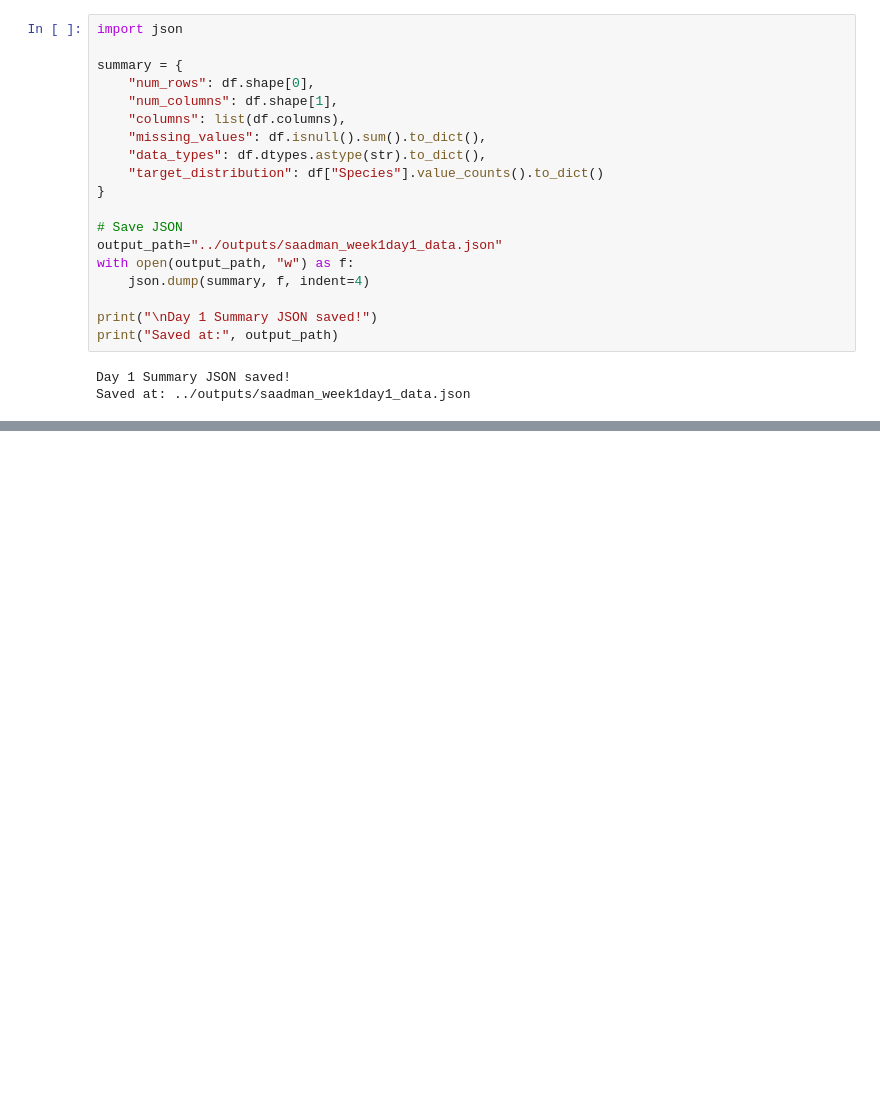
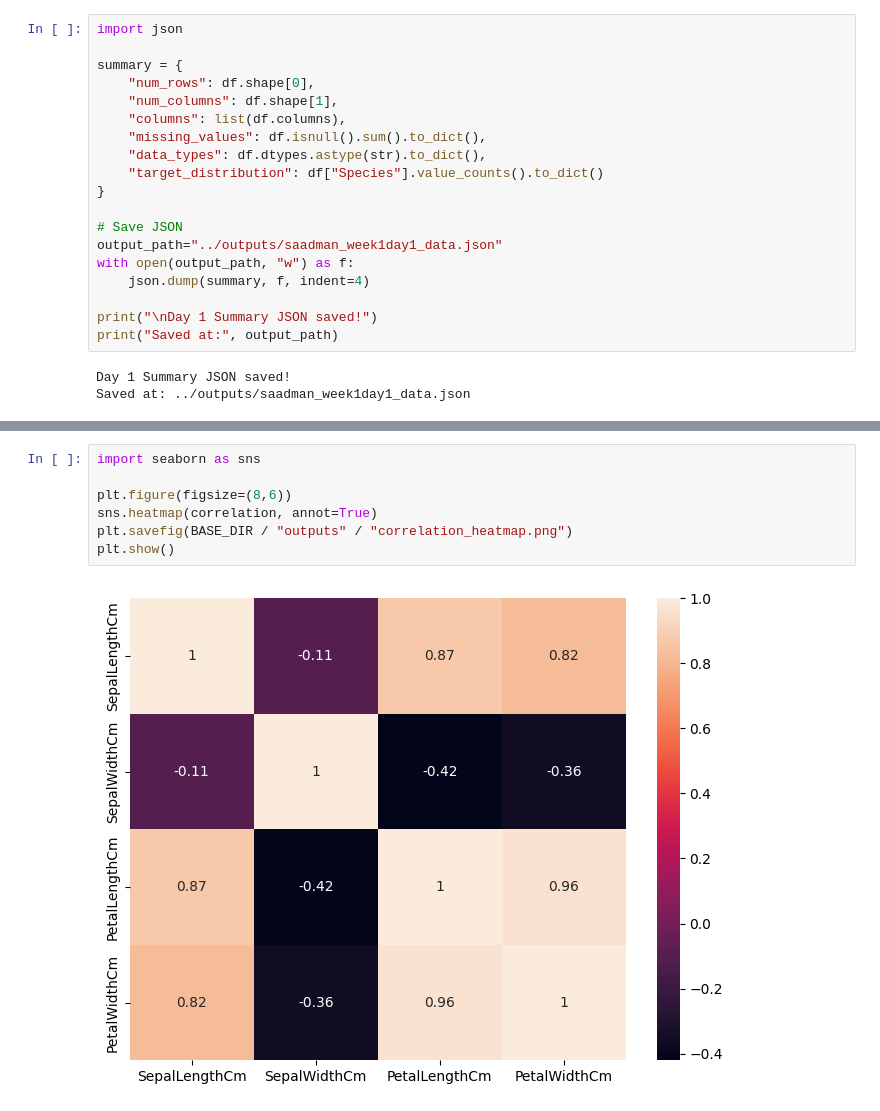
Before and after one commit to Saadman80/ml-ramp-up-week1-saadman, a Jupyter notebook: notebooks/week1_dayX_analysis.ipynb, the cells around one changed output, grey strips where cells are left out. Cells and saved outputs as stored; diff of their text form; blank space fills up the shorter version.

```diff
--- a/notebooks/week1_dayX_analysis.ipynb
+++ b/notebooks/week1_dayX_analysis.ipynb
@@ -113,0 +190,9 @@ Saved at: ../outputs/saadman_week1day1_data.json
+# %%
+import seaborn as sns
+
+plt.figure(figsize=(8,6))
+sns.heatmap(correlation, annot=True)
+plt.savefig(BASE_DIR / "outputs" / "correlation_heatmap.png")
+plt.show()
+# %% [output]
+[figure, added]
```
Also changed, not shown: parts of 43 cells of this notebook, 15 other files.
